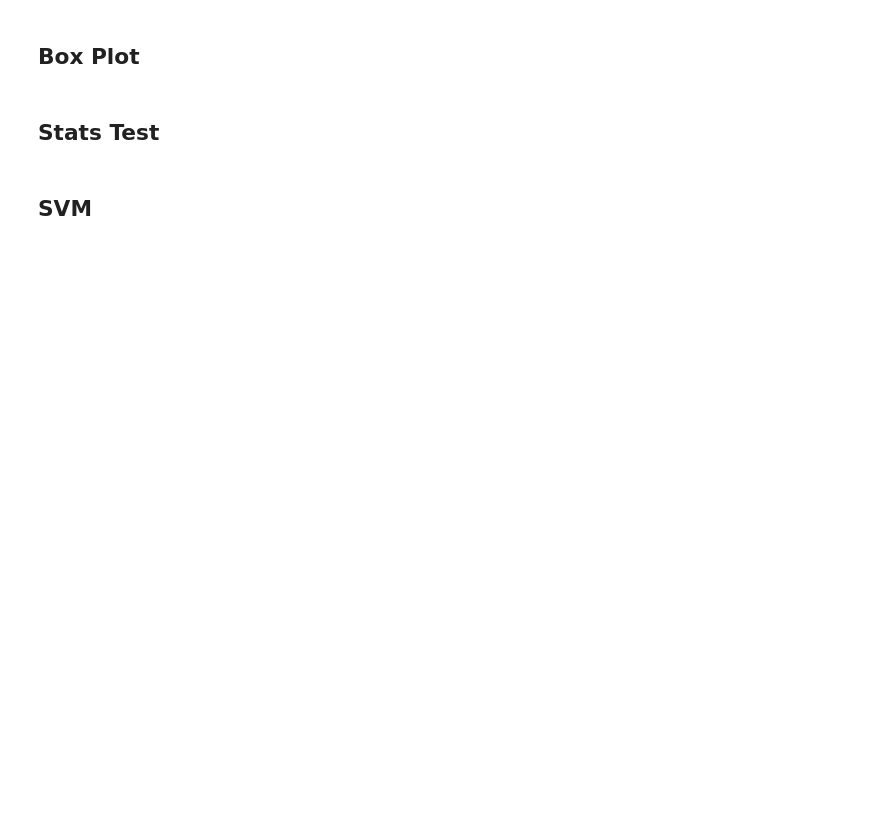
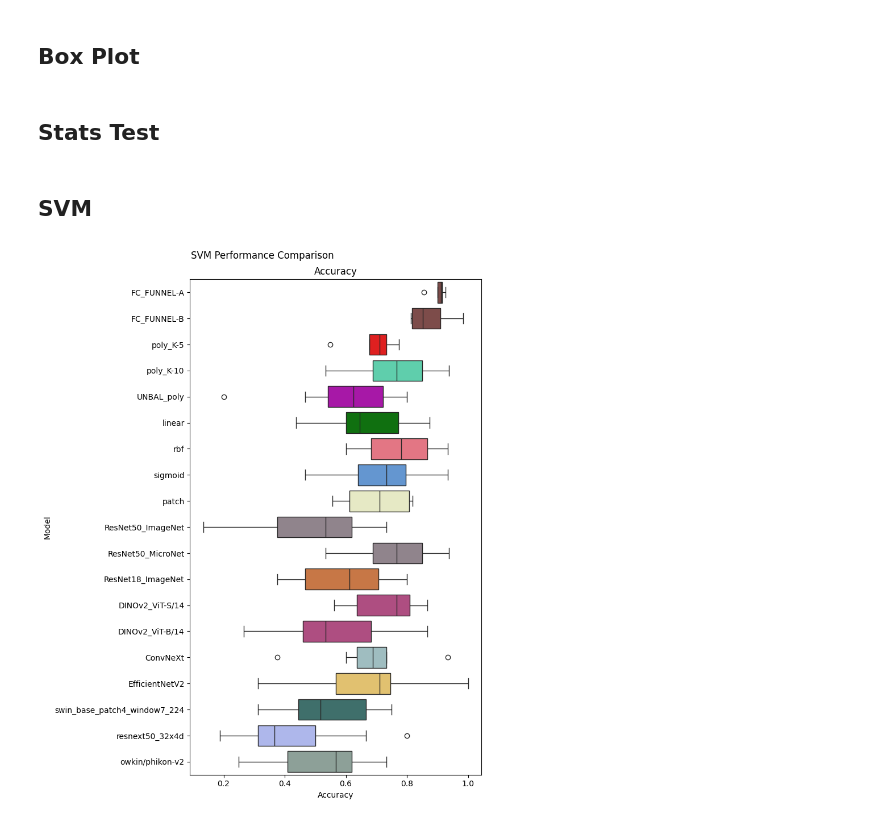
Before and after one commit to james-yap/lampe-cnn, a Jupyter notebook: playground/stats.ipynb, the cells around one changed output. Cells and saved outputs as stored; diff of their text form; code cells hidden in the pictures; blank space fills up the shorter version.

```diff
--- a/playground/stats.ipynb
+++ b/playground/stats.ipynb
@@ -132,7 +132,7 @@ info = [
     },
     {
         "name": "poly_K-10",
-        "color": "r",
+        "color": "#4ce0b3",
         "data": [0.9375, 0.8, 0.9333333333333333, 0.8666666666666667, 0.7333333333333333, 0.5333333333333333, 0.8, 0.6875, 0.6875, 0.6875]
     },
     {
@@ -147,7 +147,7 @@ info = [
     },
     {
         "name": "rbf",
-        "color": "b",
+        "color": "#f56476",
         "data": [0.875, 0.9333333333333333, 0.7333333333333333, 0.8666666666666667, 0.6666666666666666, 0.6, 0.8666666666666667, 0.75, 0.625, 0.8125]
     },
     {
@@ -157,7 +157,7 @@ info = [
     },
     {
         "name": "patch",
-        "color": "#2119c3",
+        "color": "#ebefbf",
         "data": [0.8181818181818182, 0.6363636363636364, 0.5849056603773585, 0.7924528301886793, 0.8113207547169812, 0.6037735849056604, 0.7777777777777778, 0.8148148148148148, 0.6415094339622641, 0.5555555555555556]
     },
     {
@@ -167,7 +167,7 @@ info = [
     },
     {
         "name": "ResNet50_MicroNet",
-        "color": "#ebefbf",
+        "color": "#92828d",
         "data": [0.9375, 0.8, 0.9333333333333333, 0.8666666666666667, 0.7333333333333333, 0.5333333333333333, 0.8, 0.6875, 0.6875, 0.6875]
     },
     {
@@ -177,38 +177,74 @@ info = [
     },
     {
         "name": "DINOv2_ViT-S/14",
-        "color": "#2e1f27",
+        "color": "#be3e82",
         "data": [0.8125, 0.8666666666666667, 0.8, 0.6, 0.8, 0.6666666666666666, 0.7333333333333333, 0.5625, 0.8125, 0.625]
+    },
+    {
+        "name": "DINOv2_ViT-B/14",
+        "color": "#be3e82",
+        "data": [0.75, 0.5333333333333333, 0.8666666666666667, 0.4666666666666667, 0.7333333333333333, 0.8, 0.6, 0.4375, 0.5, 0.3125]
+    },
+    {
+        "name": "DINOv2_ViT-B/14",
+        "color": "#be3e82",
+        "data": [0.75, 0.4666666666666667, 0.5333333333333333, 0.26666666666666666, 0.6, 0.6666666666666666, 0.5333333333333333, 0.3125, 0.5, 0.375]
+    },
+    {
+        "name": "ConvNeXt",
+        "color": "#9ac2c5",
+        "data": [0.6875, 0.6, 0.9333333333333333, 0.7333333333333333, 0.6666666666666666, 0.7333333333333333, 0.7333333333333333, 0.375, 0.6875, 0.625]
+    },
+    {
+        "name": "EfficientNetV2",
+        "color": "#f4c95d",
+        "data": [0.6875, 0.7333333333333333, 1.0, 0.8, 0.5333333333333333, 0.7333333333333333, 0.6666666666666666, 0.75, 0.3125, 0.4375]
+    },
+    {
+        "name": "swin_base_patch4_window7_224",
+        "color": "#377771",
+        "data": [0.3125, 0.6666666666666666, 0.3333333333333333, 0.7333333333333333, 0.6666666666666666, 0.4666666666666667, 0.5333333333333333, 0.75, 0.4375, 0.5]
+    },
+    {
+        "name": "resnext50_32x4d",
+        "color": "#a4b0f5",
+        "data": [0.3125, 0.6666666666666666, 0.5333333333333333, 0.8, 0.3333333333333333, 0.4, 0.4, 0.3125, 0.25, 0.1875]
+    },
+    {
+        "name": "owkin/phikon-v2",
+        "color": "#8aa399",
+        "data": [0.625, 0.7333333333333333, 0.6, 0.4, 0.5333333333333333, 0.6666666666666666, 0.6, 0.375, 0.4375, 0.25]
     },
 ]
 
 
 palette = {
     item["name"]: item["color"] for item in info
 }
 
 models = []
 acc = []
 
 for item in info:
     models.extend([item["name"]] * len(item["data"]))
 
 for item in info:
     acc.extend(item["data"])
 
 data = pd.DataFrame(
     {
         "Model": models,
         "Accuracy": acc
     }
 )
 
-fig, ax = plt.subplots(1)
-# fig, ax = plt.subplots(1, figsize=(8, 5))
+fig, ax = plt.subplots(1, figsize=(8, 10))
 
 sns.boxplot(x="Accuracy", y="Model", data=data, ax=ax, hue="Model", palette=palette)
 ax.set_title("Accuracy")
 # ax[0].tick_params(axis='x', rotation=90)
 
 fig.suptitle("SVM Performance Comparison")
 fig.tight_layout()
+# %% [output]
+[figure, added]
```
Also changed, not shown: 1 other file.
